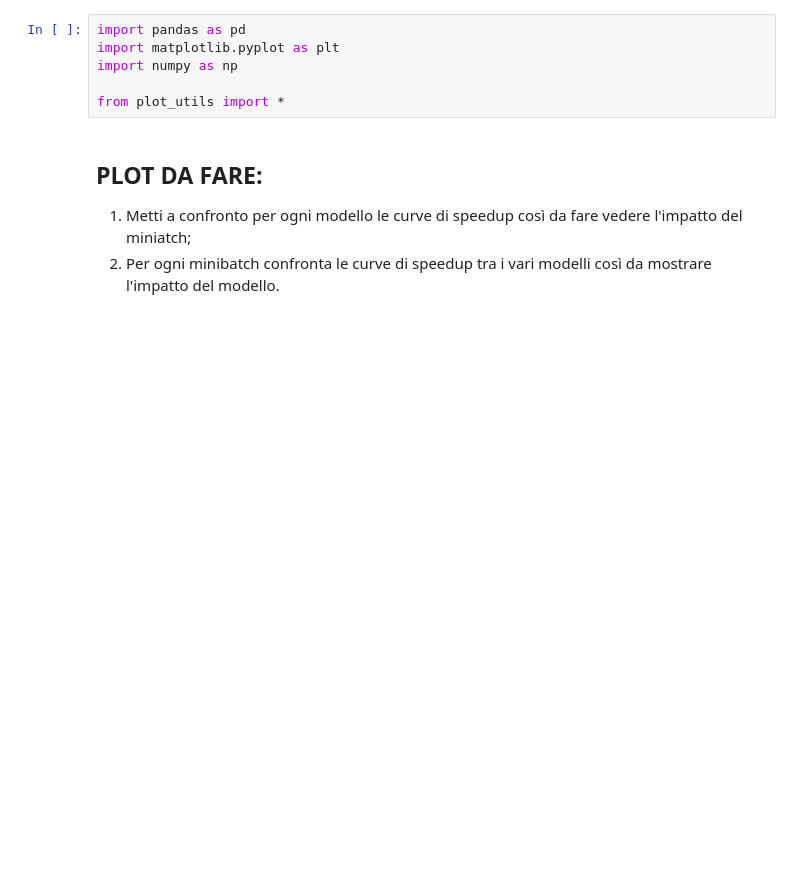
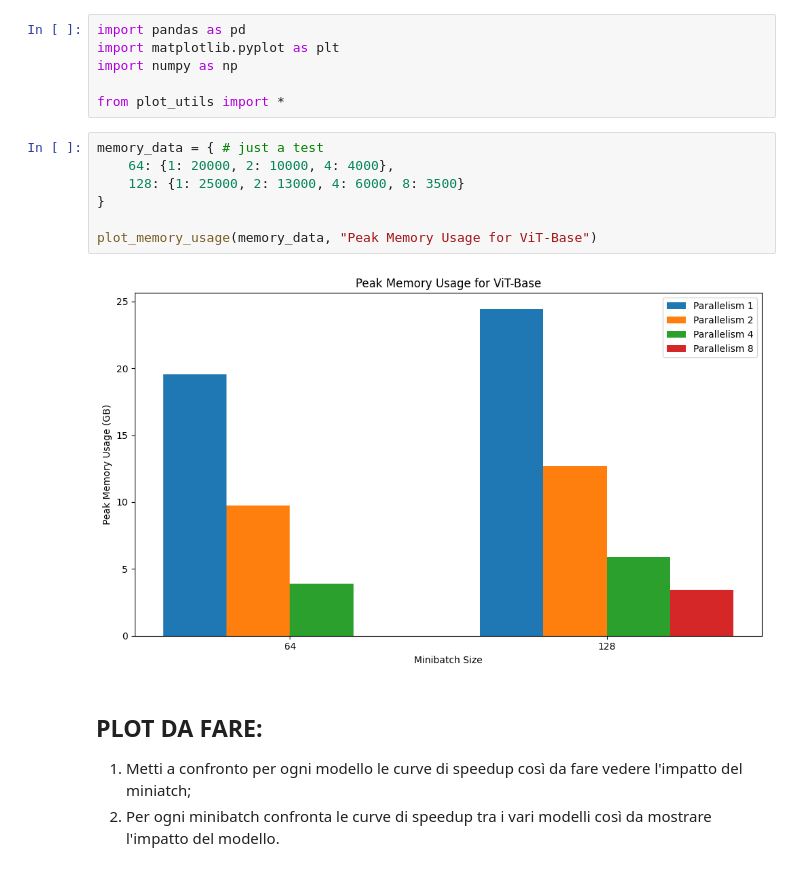
Before and after one commit to JacopoRaffi/Master_Thesis, a Jupyter notebook: analysis/ddp.ipynb, the cells around one changed output. Drawn from its saved outputs; the diff is of its cells as text; blank space fills up the shorter version.

```diff
--- a/analysis/ddp.ipynb
+++ b/analysis/ddp.ipynb
@@ -4,6 +4,15 @@ import matplotlib.pyplot as plt
 import numpy as np
 
 from plot_utils import *
+# %%
+memory_data = { # just a test
+    64: {1: 20000, 2: 10000, 4: 4000},
+    128: {1: 25000, 2: 13000, 4: 6000, 8: 3500}
+}
+
+plot_memory_usage(memory_data, "Peak Memory Usage for ViT-Base")
+# %% [output]
+[figure, added]
 # %% [markdown]
 ## PLOT DA FARE:
 1. Metti a confronto per ogni modello le curve di speedup così da fare vedere l'impatto del miniatch;
```
Also changed, not shown: 1 other file.
